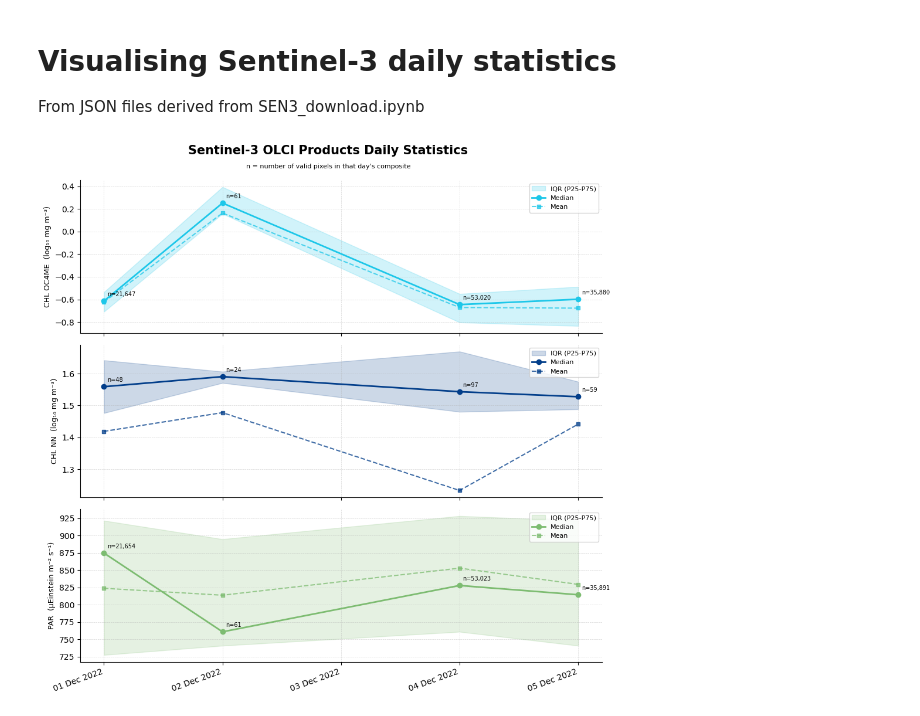
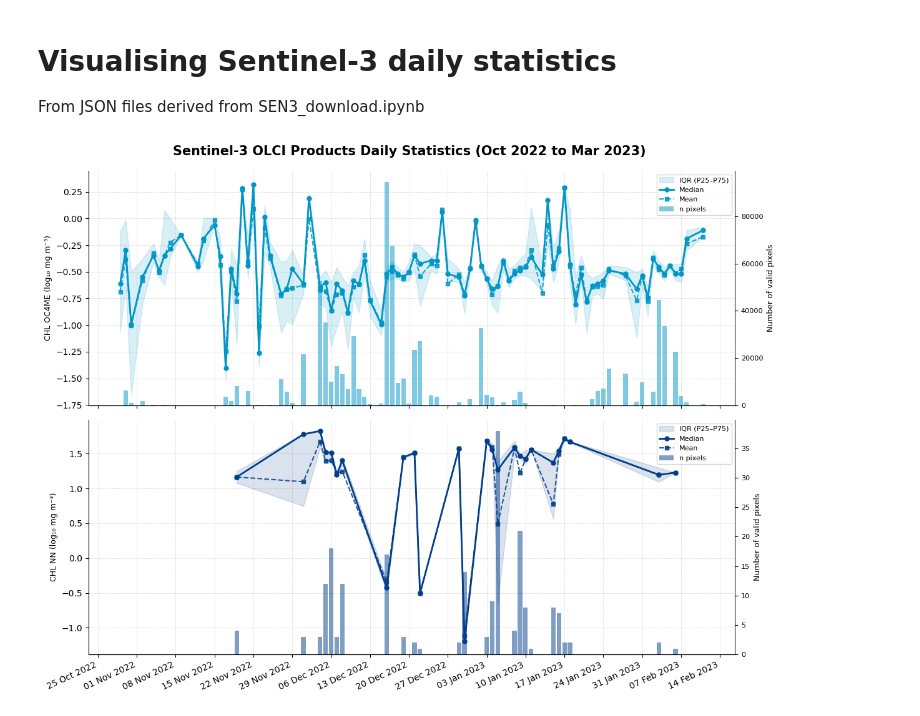
Before and after one commit to gwynethcheng/thesis-codebase, a Jupyter notebook: SEN3_visualise.ipynb, the cells around one changed output. Drawn from its saved outputs; the diff is of its cells as text; code cells hidden in the pictures.

Commit message:
changes to sen3_visualise for more flexibility with plotting

```diff
--- a/SEN3_visualise.ipynb
+++ b/SEN3_visualise.ipynb
@@ -10,74 +10,78 @@ import numpy as np
 from datetime import datetime
 # %%
-data = json.load(open("/Users/gwyneth/Desktop/Masters_Thesis/LEVEL_1_PROCESSED/Sentinel3/jsons_dailystats/SEN3_daily_stats.json"))
+data = json.load(open("/Users/gwyneth/Desktop/oct2022_mar2023_summaries/oct2022_mar2023_daily_stats.json"))
 
 dates = [datetime.strptime(d, "%Y-%m-%d") for d in data]
-products = ["CHL_OC4ME", "CHL_NN", "PAR"]
+products = ["CHL_OC4ME", "CHL_NN"]
 
 labels = {
     "CHL_OC4ME": "CHL OC4ME (log₁₀ mg m⁻³)",
     "CHL_NN": "CHL NN (log₁₀ mg m⁻³)",
-    "PAR": "PAR (μEinstein m⁻² s⁻¹)",
 }
 colors = {
-    "CHL_OC4ME": "#1dc7e9",
+    "CHL_OC4ME": "#0096c7",
     "CHL_NN": "#023e8a",
-    "PAR": "#7dbc71",
 }
 
 series = {p: {k: [] for k in ("mean", "median", "p25", "p75", "n_pixels")} for p in products}
 for date_str, day in data.items():
     for p in products:
         for k in ("mean", "median", "p25", "p75", "n_pixels"):
-            series[p][k].append(day[p][k])
+            series[p][k].append(day[p][k] if p in day else None)
 
-# plotting chart
-
-fig, axes = plt.subplots(3, 1, figsize=(10, 10), sharex=True)
-fig.suptitle("Sentinel-3 OLCI Products Daily Statistics", fontsize=15, fontweight="bold", y=0.98)
-# note explaining bubble size
-fig.text(
-    0.5, 0.94,
-    "n = number of valid pixels in that day's composite",
-    ha="center", fontsize=8, color="black",
-)
+fig, axes = plt.subplots(2, 1, figsize=(12, 9), sharex=True)
+fig.suptitle("Sentinel-3 OLCI Products Daily Statistics (Oct 2022 to Mar 2023)", fontsize=15, fontweight="bold", y=0.99)
 
 for ax, p in zip(axes, products):
     color = colors[p]
-    med = np.array(series[p]["median"])
-    mn = np.array(series[p]["mean"])
-    p25 = np.array(series[p]["p25"])
-    p75 = np.array(series[p]["p75"])
-    npx = np.array(series[p]["n_pixels"])
+    dates_arr = np.array(dates)
 
-    # inter-quartile range band
-    ax.fill_between(dates, p25, p75, alpha=0.20, color=color, label="IQR (P25-P75)")
+    med = np.array(series[p]["median"],   dtype=float)
+    mn  = np.array(series[p]["mean"],     dtype=float)
+    p25 = np.array(series[p]["p25"],      dtype=float)
+    p75 = np.array(series[p]["p75"],      dtype=float)
+    npx = np.array(series[p]["n_pixels"], dtype=float)
 
-    # median and mean lines
-    ax.plot(dates, med, color=color, linewidth=2.0, marker="o", markersize=6, label="Median")
-    ax.plot(dates, mn,  color=color, linewidth=1.5, marker="s", markersize=5,
-            linestyle="--", alpha=0.75, label="Mean")
+    valid = ~np.isnan(med)
+    dates_valid = dates_arr[valid]
+    med_valid   = med[valid]
+    mn_valid    = mn[valid]
+    p25_valid   = p25[valid]
+    p75_valid   = p75[valid]
+    npx_valid   = npx[valid]
 
-    # n_pixels as secondary annotation (scaled dot size)
-    sizes = (npx / npx.max()) * 120 + 20
+    # secondary y-axis for n_pixels bar chart (drawn first so it sits behind)
+    ax_n = ax.twinx()
+    ax_n.bar(dates_valid, npx_valid, width=0.8, color=color, alpha=0.5, zorder=1, label="n pixels")
+    ax_n.set_ylabel("Number of valid pixels", fontsize=9)
+    ax_n.tick_params(axis="y", labelsize=8)
+    ax_n.spines[["top", "left"]].set_visible(False)
+    #ax_n.yaxis.label.set_alpha(0.6)
+
+    # line chart on primary axis (drawn on top)
+    ax.fill_between(dates_valid, p25_valid, p75_valid, alpha=0.15, color=color,
+                    zorder=2, label="IQR (P25–P75)")
+    ax.plot(dates_valid, med_valid, color=color, linewidth=2.0, marker="o",
+            markersize=5, zorder=3, label="Median")
+    ax.plot(dates_valid, mn_valid,  color=color, linewidth=1.5, marker="s",
+            markersize=4, linestyle="--", alpha=0.85, zorder=3, label="Mean")
 
     ax.set_ylabel(labels[p], fontsize=9)
-    ax.legend(fontsize=8, loc="upper right")
-    ax.grid(True, linestyle="--", linewidth=0.5, alpha=0.5)
     ax.spines[["top", "right"]].set_visible(False)
+    ax.grid(True, linestyle="--", linewidth=0.5, alpha=0.5, zorder=0)
 
-    # annotate n_pixels
-    for d, m, n in zip(dates, med, npx):
-        ax.annotate(f"n={n:,}", xy=(d, m), xytext=(4, 6),
-                    textcoords="offset points", fontsize=7, color="black")
+    # combined legend from both axes
+    lines_main, labels_main = ax.get_legend_handles_labels()
+    lines_n, labels_n = ax_n.get_legend_handles_labels()
+    ax.legend(lines_main + lines_n, labels_main + labels_n, fontsize=8, loc="upper right")
 
-# X-axis formatting
+# x-axis: weekly ticks, slanted
 axes[-1].xaxis.set_major_formatter(mdates.DateFormatter("%d %b %Y"))
-axes[-1].xaxis.set_major_locator(mdates.DayLocator())
-plt.xticks(rotation=20, ha="right")
+axes[-1].xaxis.set_major_locator(mdates.WeekdayLocator(interval=1))
+plt.setp(axes[-1].xaxis.get_majorticklabels(), rotation=25, ha="right")
 
-fig.tight_layout(rect=[0, 0.03, 1, 0.97])
-plt.savefig("/Users/gwyneth/Desktop/Masters_Thesis/LEVEL_2_VISUALISATION/SEN3_dailystats.png", dpi=150, bbox_inches="tight")
+fig.tight_layout()
+plt.savefig("/Users/gwyneth/Desktop/oct2022_mar2023_summaries/oct2022_mar2023_dailystats_viz.png", dpi=150, bbox_inches="tight")
 plt.show()
 # %% [output]
-[figure, old version]
+[figure, new version]
```
Also changed, not shown: parts of 1 cell of this notebook, 1 other file.
